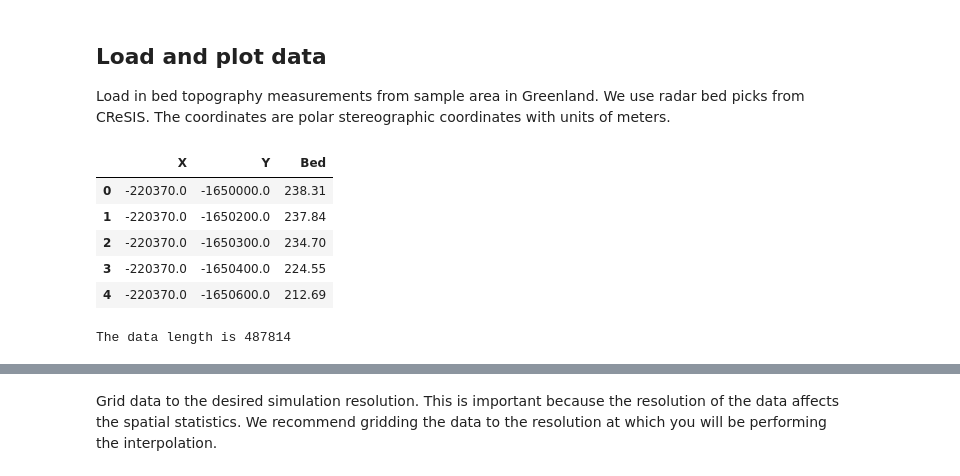
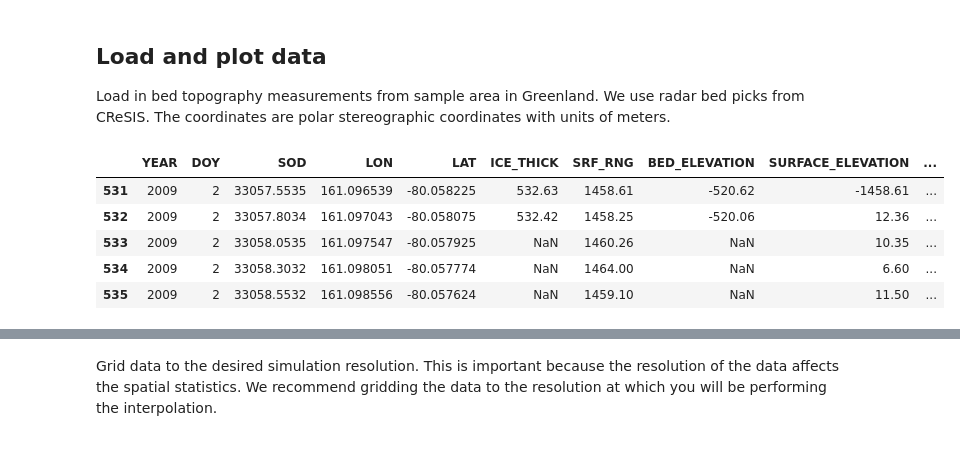
Before and after one commit to elizadawson/gstatsimbook, a Jupyter notebook: 1_Experimental_Variogram.ipynb, the cells around one changed output, grey strips where cells are left out. Drawn from its saved outputs; the diff is of its cells as text; code cells hidden in the pictures.

```diff
--- a/1_Experimental_Variogram.ipynb
+++ b/1_Experimental_Variogram.ipynb
@@ -20,21 +20,15 @@ import gstatsim as gs
 
 Load in bed topography measurements from sample area in Greenland. We use radar bed picks from CReSIS. The coordinates are polar stereographic coordinates with units of meters.
 # %%
-df_bed = pd.read_csv('data/greenland_test_data.csv')
+# df_bed = pd.read_csv('data/greenland_test_data.csv')
 ## importing icethk data
-gdf = gpd.read_parquet("~/data/icethk_all.parquet")
+gdf = gpd.read_parquet("data/icethk_all.parquet")
 
-# remove erroneously high values due to bad bed picks
-df_bed = df_bed[df_bed['Bed'] <= 700]
-df_bed.head()
+gdf.head()
 # %% [output]
-|  | X | Y | Bed |
-| 0 | -220370.0 | -1650000.0 | 238.31 |
-| 1 | -220370.0 | -1650200.0 | 237.84 |
-| 2 | -220370.0 | -1650300.0 | 234.70 |
-| 3 | -220370.0 | -1650400.0 | 224.55 |
-| 4 | -220370.0 | -1650600.0 | 212.69 |
+|  | YEAR | DOY | SOD | LON | LAT | ICE_THICK | SRF_RNG | BED_ELEVATION | SURFACE_ELEVATION | ... |
+| 531 | 2009 | 2 | 33057.5535 | 161.096539 | -80.058225 | 532.63 | 1458.61 | -520.62 | -1458.61 | ... |
+| 532 | 2009 | 2 | 33057.8034 | 161.097043 | -80.058075 | 532.42 | 1458.25 | -520.06 | 12.36 | ... |
+| 533 | 2009 | 2 | 33058.0535 | 161.097547 | -80.057925 | NaN | 1460.26 | NaN | 10.35 | ... |
+| 534 | 2009 | 2 | 33058.3032 | 161.098051 | -80.057774 | NaN | 1464.00 | NaN | 6.60 | ... |
+| 535 | 2009 | 2 | 33058.5532 | 161.098556 | -80.057624 | NaN | 1459.10 | NaN | 11.50 | ... |
-# %%
-print(f'The data length is {len(df_bed)}')
-# %% [output]
-The data length is 487814
```
Also changed, not shown: parts of 4 cells of this notebook, 3 other files.
